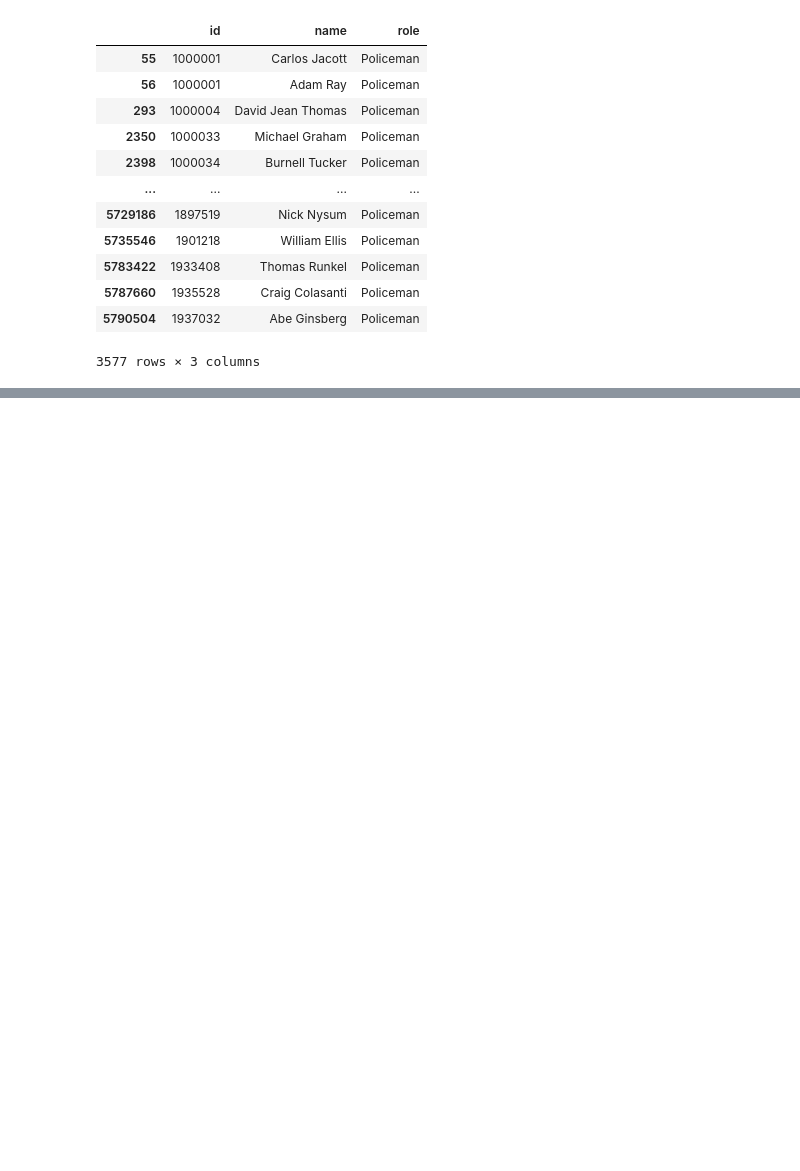
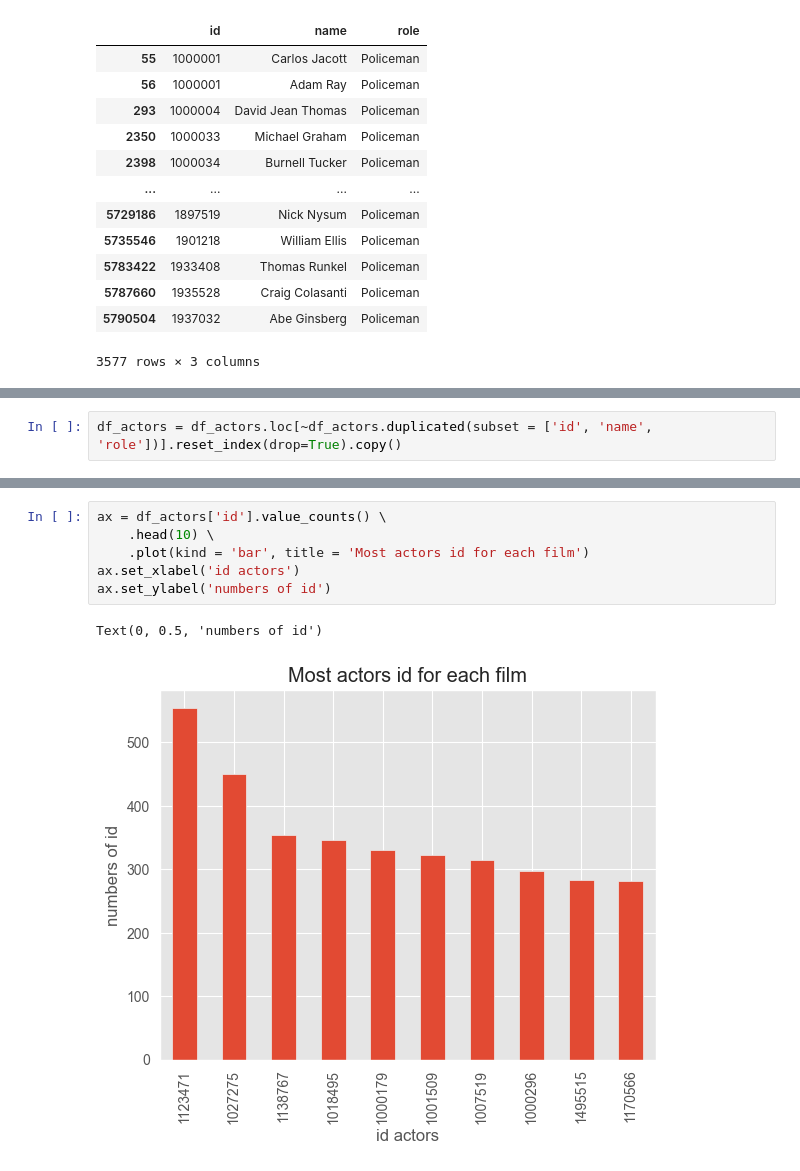
Before and after one commit to deicco/Assignment_TWEB, a Jupyter notebook: notebooks/actors.ipynb, the cells around one changed output, grey strips where cells are left out. Cells and saved outputs as stored; diff of their text form; blank space fills up the shorter version.

Commit message:
Inizializzazione pulizia e analisi file actors.csv

```diff
--- a/notebooks/actors.ipynb
+++ b/notebooks/actors.ipynb
@@ -218,0 +297,2 @@ df_actors.query('role == "Policeman"')
+# %%
+df_actors = df_actors.loc[~df_actors.duplicated(subset = ['id', 'name', 'role'])].reset_index(drop=True).copy()
@@ -218,0 +353,9 @@ df_actors.query('role == "Policeman"')
+# %%
+ax = df_actors['id'].value_counts() \
+    .head(10) \
+    .plot(kind = 'bar', title = 'Most actors id for each film')
+ax.set_xlabel('id actors')
+ax.set_ylabel('numbers of id')
+# %% [output]
+Text(0, 0.5, 'numbers of id')
+[figure, added]
```
Also changed, not shown: parts of 13 cells of this notebook.
